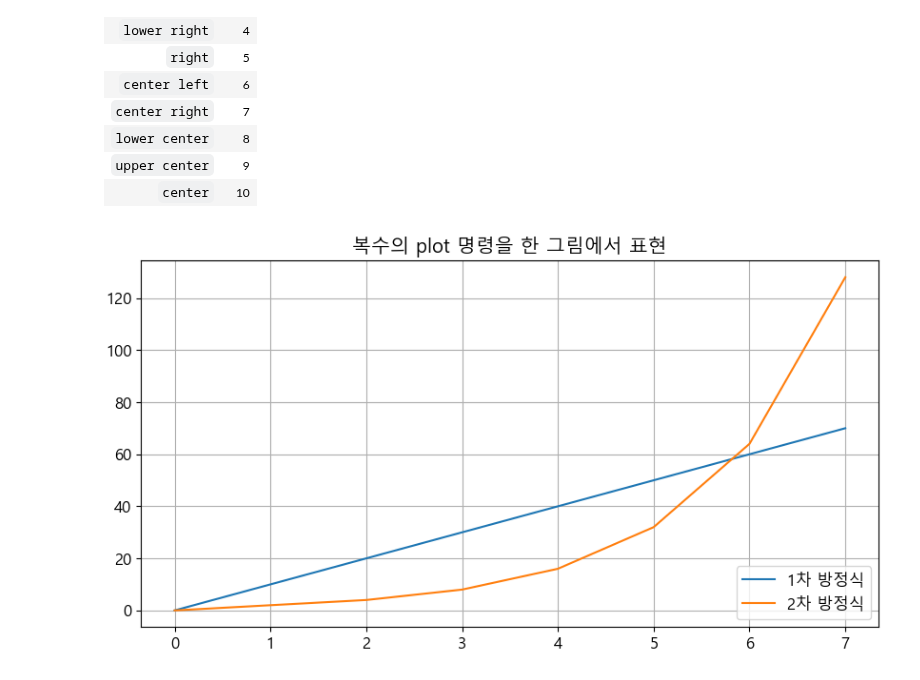
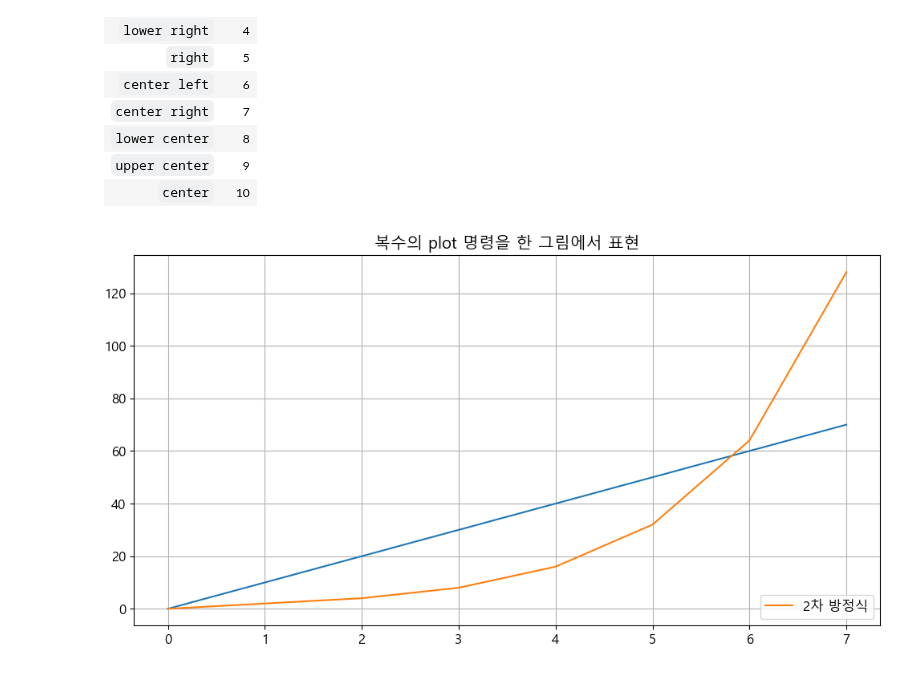
Before and after one commit to hyk2202/megait, a Jupyter notebook: megait/D. 탐색적 데이터 분석/05. 데이터 시각화/(1) Matplotlib/01_Matplotlib_사용방법.ipynb, the cells around one changed output. Saved outputs shown, nothing was run; the diff lists cells and outputs as text; code cells hidden in the pictures.

```diff
--- a/megait/D. 탐색적 데이터 분석/05. 데이터 시각화/(1) Matplotlib/01_Matplotlib_사용방법.ipynb
+++ b/megait/D. 탐색적 데이터 분석/05. 데이터 시각화/(1) Matplotlib/01_Matplotlib_사용방법.ipynb
@@ -135,12 +57,0 @@ Wingdings
-# %%
-# 폰트 설정
-plt.rcParams["font.family"] = 'AppleGothic' if sys.platform == 'darwin' else 'Malgun Gothic'
-
-# 글자 크기
-plt.rcParams["font.size"] = 12
-
-# 그래프 크기 설정(inch)
-plt.rcParams["figure.figsize"] = (10, 5)
-
-# 유니코드에서 음수 부호설정
-plt.rcParams['axes.unicode_minus'] = False
@@ -316,0 +140,12 @@ plt.close()
+# %%
+# 폰트 설정
+plt.rcParams["font.family"] = 'AppleGothic' if sys.platform == 'darwin' else 'Malgun Gothic'
+
+# 글자 크기
+plt.rcParams["font.size"] = 12
+
+# 그래프 크기 설정(inch)
+plt.rcParams["figure.figsize"] = (12, 6)
+
+# 유니코드에서 음수 부호설정
+plt.rcParams['axes.unicode_minus'] = False
@@ -351,11 +341,12 @@ plt.close()
 # %%
 plt.figure()
 plt.grid()
 plt.title("복수의 plot 명령을 한 그림에서 표현")
-plt.plot([0, 10, 20, 30, 40, 50, 60, 70], label='1차 방정식')
+plt.plot([0, 10, 20, 30, 40, 50, 60, 70])
 plt.plot([0, 2, 4, 8, 16, 32, 64, 128], label='2차 방정식')
-plt.legend(loc='lower right')
+# plt.legend(loc='lower right')
+plt.legend(loc=4) # 라벨이 있는것만 표시한다.
 plt.show()
 plt.close()
 # %% [output]
-[figure, old version]
+[figure, new version]
```
Also changed, not shown: parts of 45 cells of this notebook.
